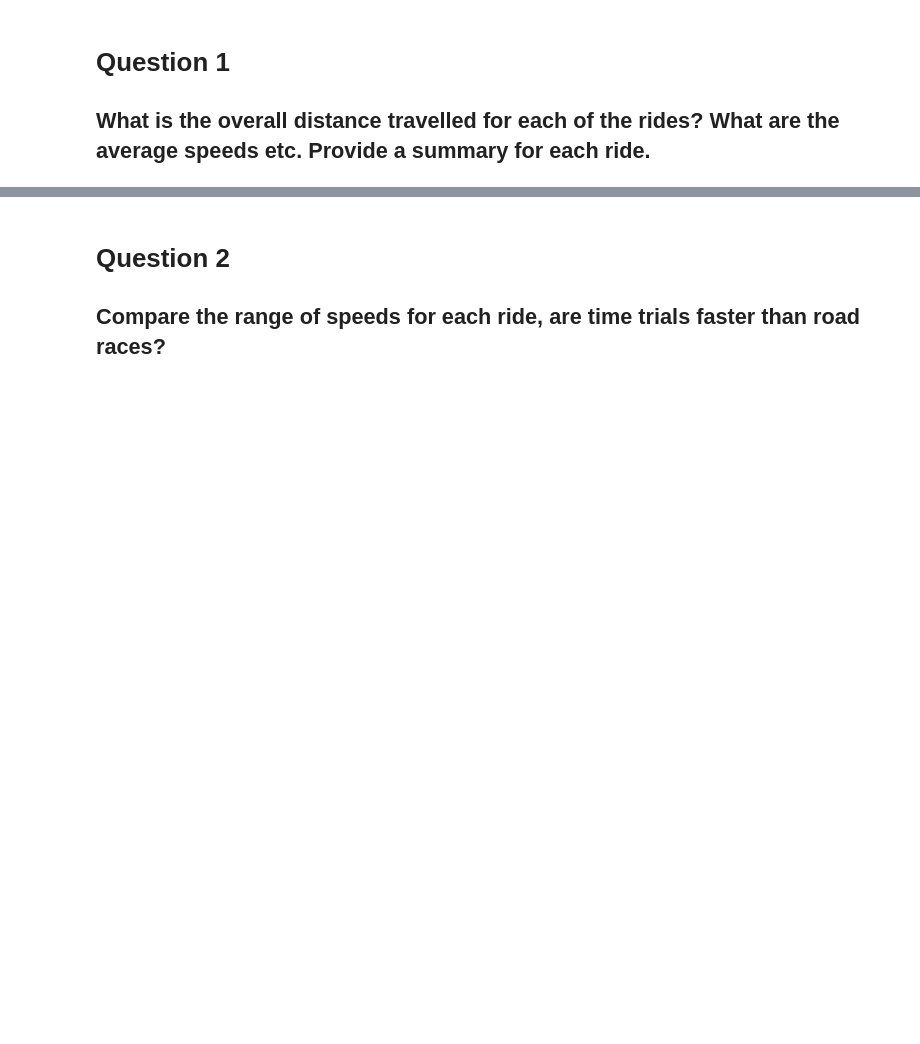
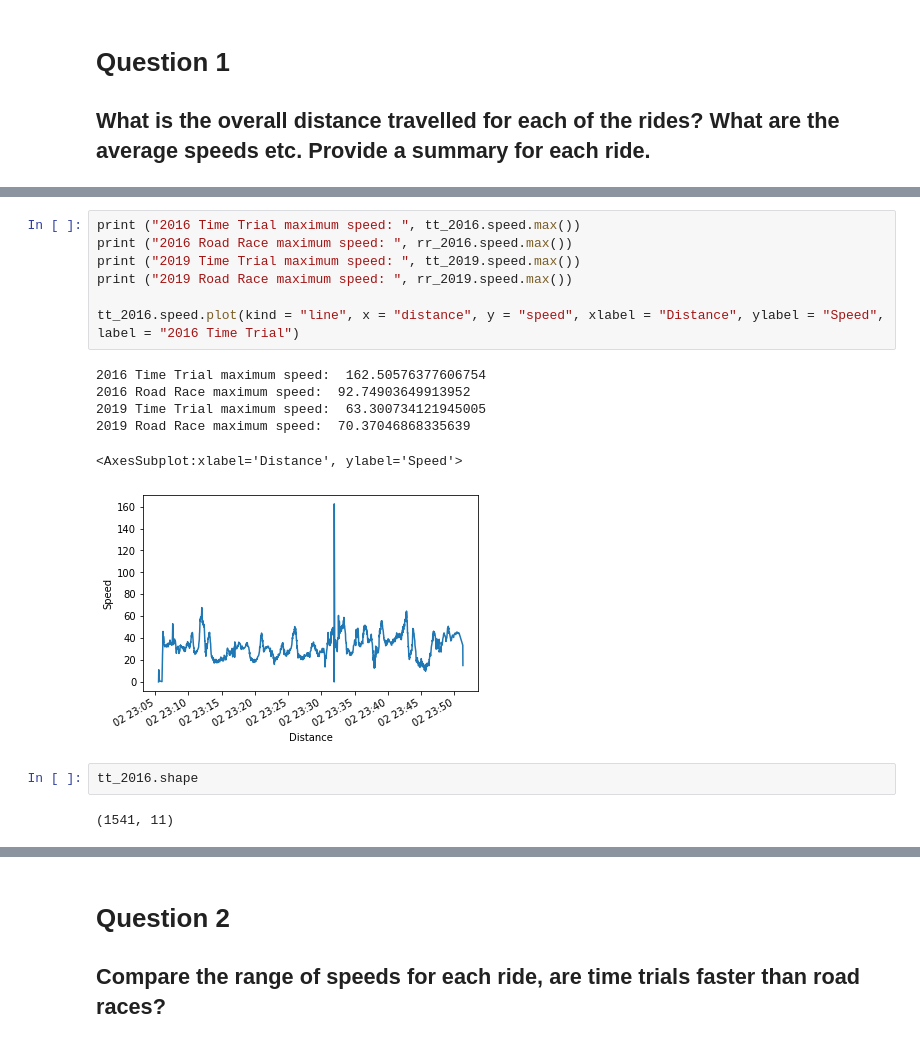
Before and after one commit to AmandaManadeniya/data-science-portfolio-2021, a Jupyter notebook: Portfolio 1.ipynb, the cells around one changed output, grey strips where cells are left out. Drawn from its saved outputs; the diff is of its cells as text; blank space fills up the shorter version.

```diff
--- a/Portfolio 1.ipynb
+++ b/Portfolio 1.ipynb
@@ -92,0 +99,18 @@ Maximum heart rate for  Time Trial 2019 : 166.0
+# %%
+print ("2016 Time Trial maximum speed: ", tt_2016.speed.max())
+print ("2016 Road Race maximum speed: ", rr_2016.speed.max())
+print ("2019 Time Trial maximum speed: ", tt_2019.speed.max())
+print ("2019 Road Race maximum speed: ", rr_2019.speed.max())
+
+tt_2016.speed.plot(kind = "line", x = "distance", y = "speed", xlabel = "Distance", ylabel = "Speed", label = "2016 Time Trial")
+# %% [output]
+2016 Time Trial maximum speed:  162.50576377606754
+2016 Road Race maximum speed:  92.74903649913952
+2019 Time Trial maximum speed:  63.300734121945005
+2019 Road Race maximum speed:  70.37046868335639
+<AxesSubplot:xlabel='Distance', ylabel='Speed'>
+[figure, added]
+# %%
+tt_2016.shape
+# %% [output]
+(1541, 11)
```
Also changed, not shown: parts of 14 cells of this notebook.
